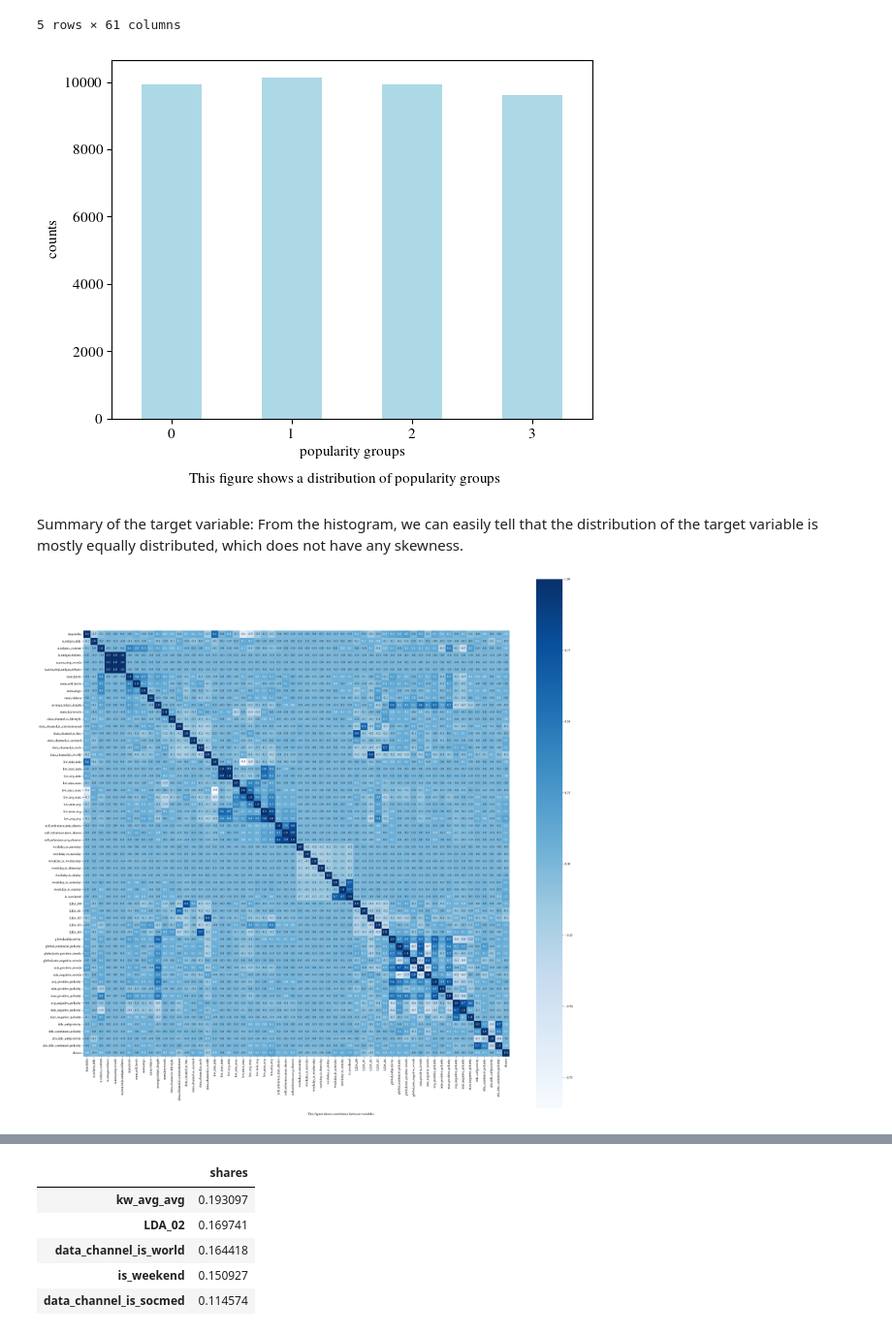
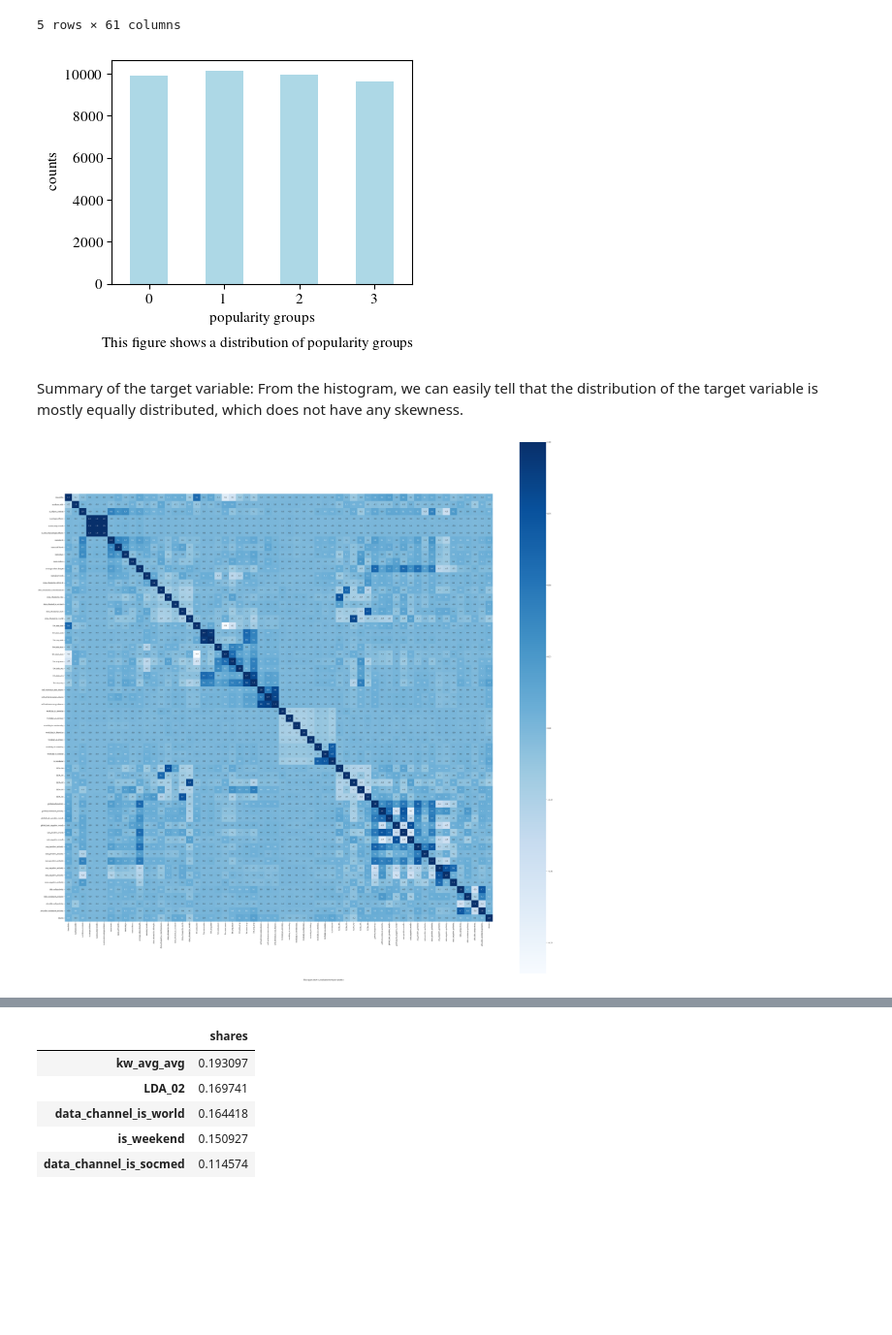
Before and after one commit to qmdeng/Machine-Learning-Project, a Jupyter notebook: src/Data1030 -- Project copy.ipynb, the cells around one changed output, grey strips where cells are left out. Shown at 97% size. Cells and saved outputs as stored; diff of their text form; code cells hidden in the pictures; blank space fills up the shorter version.

```diff
--- a/src/Data1030 -- Project copy.ipynb
+++ b/src/Data1030 -- Project copy.ipynb
@@ -87,26 +88,27 @@ df.head()
 5 rows × 61 columns
 # %%
 #visualize the target variable in histogram
+plt.rcParams["figure.figsize"] = (4,3)
 pd.value_counts(df['shares']).sort_index().plot.bar(color = ['lightblue'])
 plt.xticks(rotation = 360,size=11)
 plt.yticks(size=11)
 plt.xlabel('popularity groups',size=11)
 plt.ylabel('counts',size=11)
 txt = "This figure shows a distribution of popularity groups"
-plt.figtext(0.5, -0.03, txt, ha='center', size=11)
+plt.figtext(0.5, -0.11, txt, ha='center', size=11)
 rc('font',**{'family':'serif','serif':['Times']})
 rc('text', usetex=True)
 plt.savefig('/Users/qinmiaodeng/Desktop/DATA1030-Fall2022/Data1030-Project/fig/population.png', format='png', bbox_inches="tight", dpi=300)
 plt.show()
 # %% [output]
-[figure, old version]
+[figure, new version]
 # %% [markdown]
 Summary of the target variable:
 From the histogram, we can easily tell that the distribution of the target variable is mostly equally distributed, which does not have any skewness.
 # %%
 #plot the correlation graph
 corr = df.corr()
-plt.figure(figsize=(30,30))
+plt.figure(figsize=(50,50))
 sns.heatmap(corr,cbar=True,square=True,fmt='.1f',annot=True,cmap='Blues')
 plt.xticks(size=11)
 plt.yticks(size=11)
@@ -116,4 +118,4 @@ rc('font',**{'family':'serif','serif':['Times']})
 rc('text', usetex=True)
 plt.savefig('/Users/qinmiaodeng/Desktop/DATA1030-Fall2022/Data1030-Project/fig/correltion.png', format='png', bbox_inches="tight", dpi=300)
 # %% [output]
-[figure, old version]
+[figure, new version]
```
Also changed, not shown: parts of 20 cells of this notebook, 14 other files.
